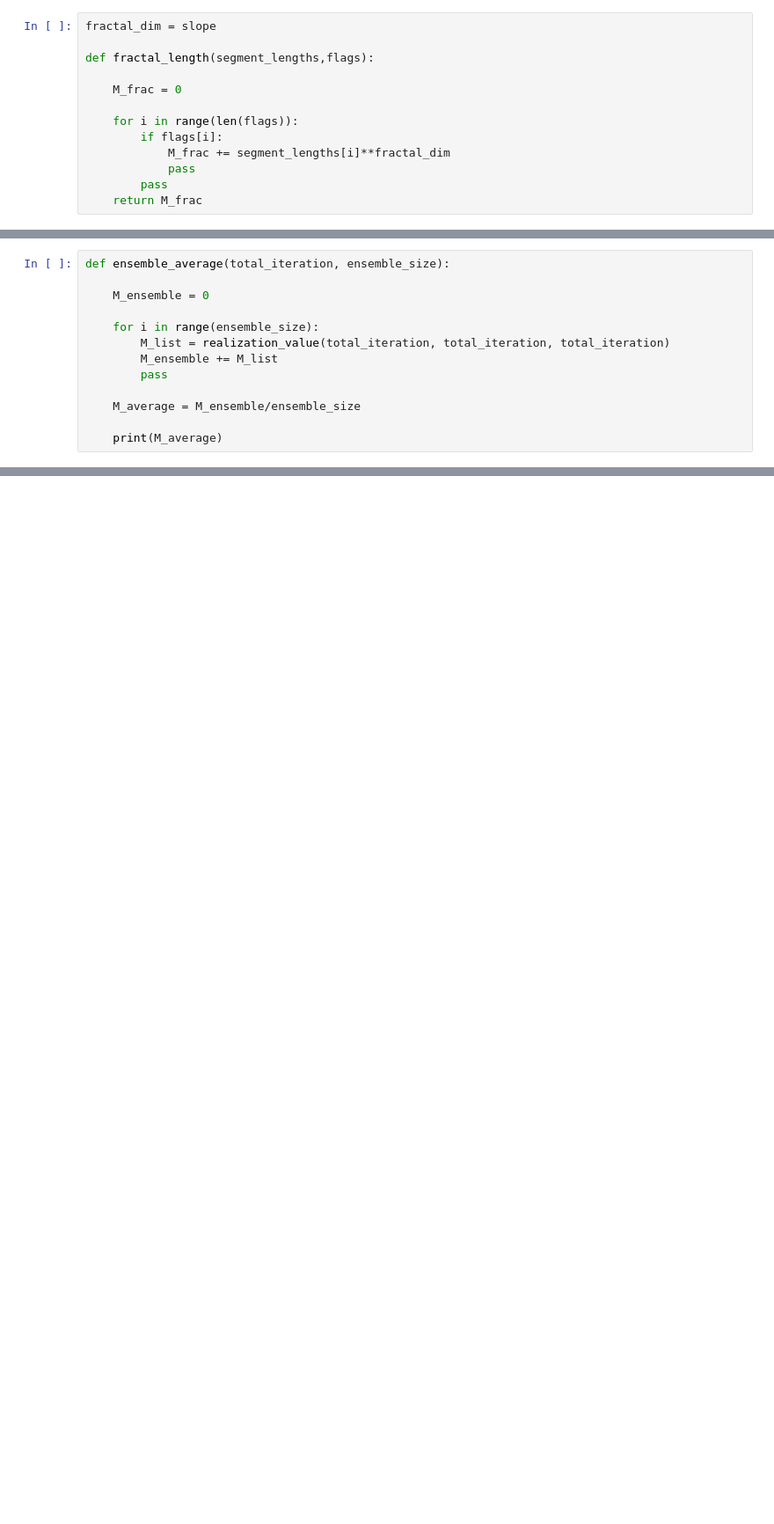
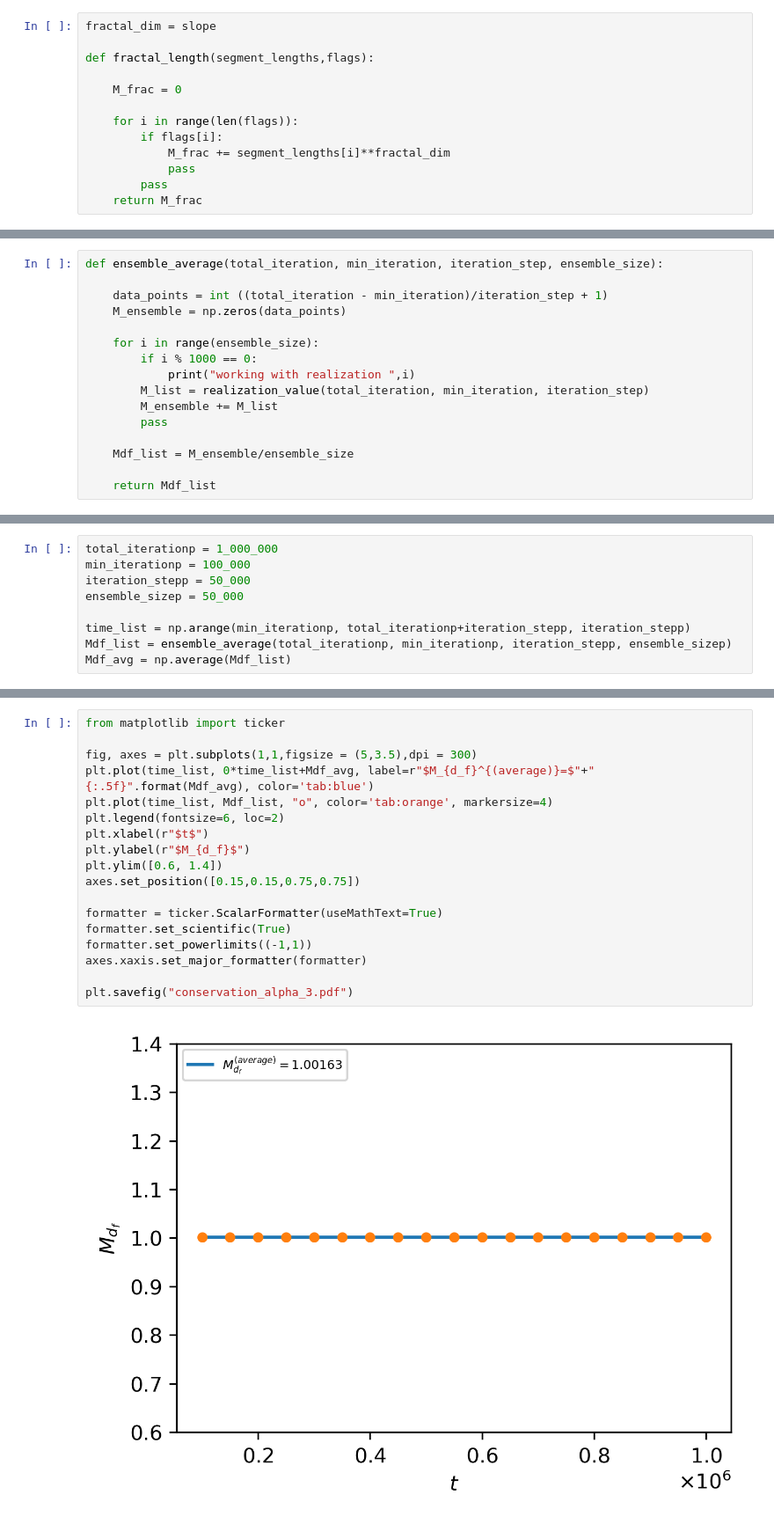
Before and after one commit to rahman-rakib/Stochastic-Fractal, a Jupyter notebook: notebooks/xdf_values/NEW_xdf_alpha_3.ipynb, the cells around one changed output, grey strips where cells are left out. Shown: that part at 88% size. Saved outputs shown, nothing was run; the diff lists cells and outputs as text; blank space fills up the shorter version.

Commit message:
analytical plot added

```diff
--- a/notebooks/xdf_values/NEW_xdf_alpha_3.ipynb
+++ b/notebooks/xdf_values/NEW_xdf_alpha_3.ipynb
@@ -135,13 +130,16 @@ def realization_value(total_iteration, min_iteration, iteration_step, data_point
 # %%
-def ensemble_average(total_iteration, ensemble_size):
+def ensemble_average(total_iteration, min_iteration, iteration_step, ensemble_size):
 
-    M_ensemble = 0
+    data_points = int ((total_iteration - min_iteration)/iteration_step + 1)
+    M_ensemble = np.zeros(data_points)
 
     for i in range(ensemble_size):
-        M_list = realization_value(total_iteration, total_iteration, total_iteration)
+        if i % 1000 == 0:
+            print("working with realization ",i)
+        M_list = realization_value(total_iteration, min_iteration, iteration_step)
         M_ensemble += M_list
         pass
 
-    M_average = M_ensemble/ensemble_size
+    Mdf_list = M_ensemble/ensemble_size
 
-    print(M_average)
+    return Mdf_list
@@ -176,0 +146,9 @@ for i in range(10):
+# %%
+total_iterationp = 1_000_000
+min_iterationp = 100_000
+iteration_stepp = 50_000
+ensemble_sizep = 50_000
+
+time_list = np.arange(min_iterationp, total_iterationp+iteration_stepp, iteration_stepp)
+Mdf_list = ensemble_average(total_iterationp, min_iterationp, iteration_stepp, ensemble_sizep)
+Mdf_avg = np.average(Mdf_list)
@@ -176,0 +190,20 @@ for i in range(10):
+# %%
+from matplotlib import ticker
+
+fig, axes = plt.subplots(1,1,figsize = (5,3.5),dpi = 300)
+plt.plot(time_list, 0*time_list+Mdf_avg, label=r"$M_{d_f}^{(average)}=$"+"{:.5f}".format(Mdf_avg), color='tab:blue')
+plt.plot(time_list, Mdf_list, "o", color='tab:orange', markersize=4)
+plt.legend(fontsize=6, loc=2)
+plt.xlabel(r"$t$")
+plt.ylabel(r"$M_{d_f}$")
+plt.ylim([0.6, 1.4])
+axes.set_position([0.15,0.15,0.75,0.75])
+
+formatter = ticker.ScalarFormatter(useMathText=True)
+formatter.set_scientific(True)
+formatter.set_powerlimits((-1,1))
+axes.xaxis.set_major_formatter(formatter)
+
+plt.savefig("conservation_alpha_3.pdf")
+# %% [output]
+[figure, added]
```
Also changed, not shown: parts of 5 cells of this notebook, 30 other files.
